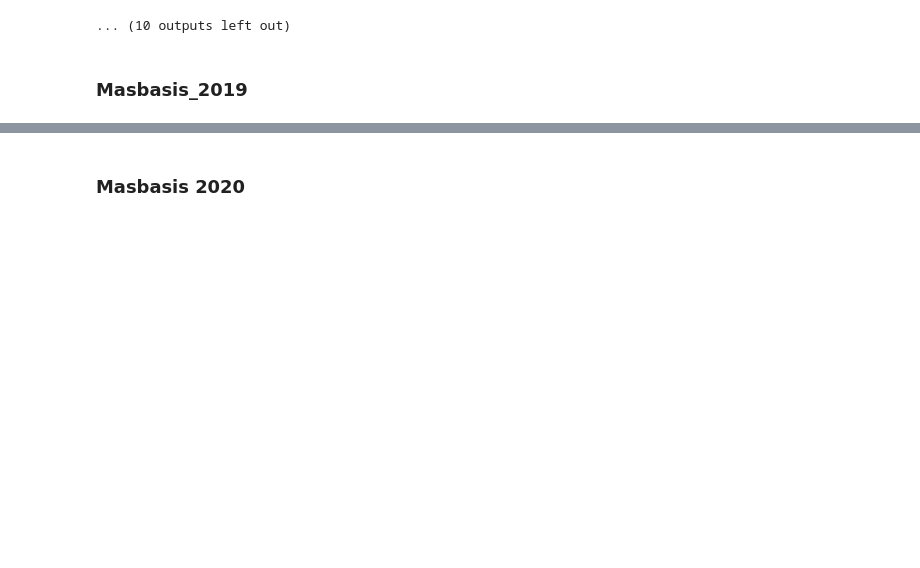
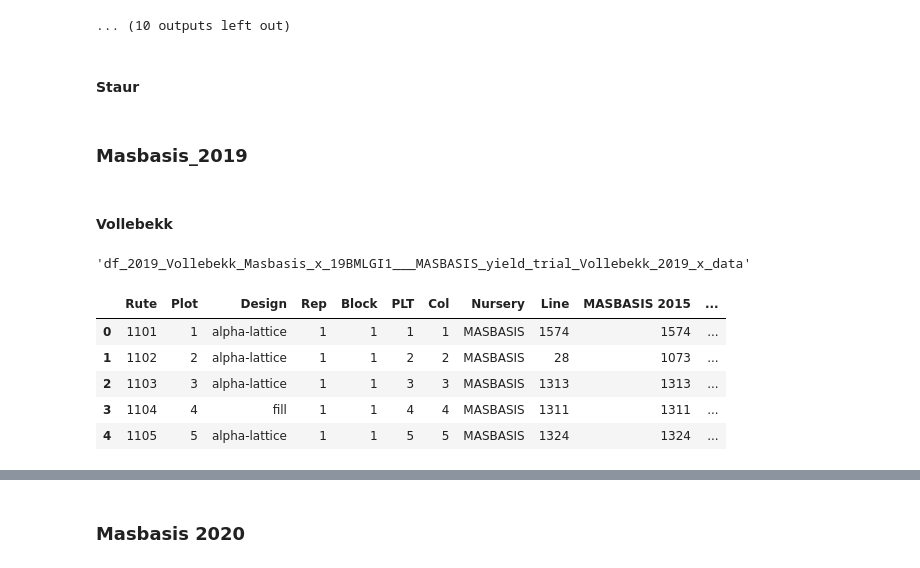
Before and after one commit to fahadijaz/spring_wheat_yield_prediction, a Jupyter notebook: 2. Renaming and merging.ipynb, the cells around one changed output, grey strips where cells are left out. Drawn from its saved outputs; the diff is of its cells as text; code cells hidden in the pictures; blank space fills up the shorter version.

```diff
--- a/2. Renaming and merging.ipynb
+++ b/2. Renaming and merging.ipynb
@@ -1213,5 +1365,7 @@ Graminor_300720_yield
 | 3 | 104 | 0.02468399145378 | 0.02294030319899 | 0.00930754301133 | 0.07070330639006 | 0.06694783270359 | ... |
 | 4 | 105 | 0.02271655872337 | 0.02065573260188 | 0.00864912137788 | 0.06045417497354 | 0.05618909001350 | ... |
 ... (10 outputs left out)
+# %% [markdown]
+#### Staur
 # %% [markdown]
 ### Masbasis_2019
@@ -1219,0 +1372,15 @@ Graminor_300720_yield
+# %% [markdown]
+#### Vollebekk
+# %%
+yield_src_dict['Masbasis_2019_Vollebekk']
+# %% [output]
+'df_2019_Vollebekk_Masbasis_x_19BMLGI1___MASBASIS_yield_trial_Vollebekk_2019_x_data'
+# %%
+df_2019_Vollebekk_Masbasis_x_19BMLGI1___MASBASIS_yield_trial_Vollebekk_2019_x_data.head()
+# %% [output]
+|  | Rute | Plot | Design | Rep | Block | PLT | Col | Nursery | Line | MASBASIS 2015 | ... |
+| 0 | 1101 | 1 | alpha-lattice | 1 | 1 | 1 | 1 | MASBASIS | 1574 | 1574 | ... |
+| 1 | 1102 | 2 | alpha-lattice | 1 | 1 | 2 | 2 | MASBASIS | 28 | 1073 | ... |
+| 2 | 1103 | 3 | alpha-lattice | 1 | 1 | 3 | 3 | MASBASIS | 1313 | 1313 | ... |
+| 3 | 1104 | 4 | fill | 1 | 1 | 4 | 4 | MASBASIS | 1311 | 1311 | ... |
+| 4 | 1105 | 5 | alpha-lattice | 1 | 1 | 5 | 5 | MASBASIS | 1324 | 1324 | ... |
```
Also changed, not shown: parts of 133 cells of this notebook, 43 other files.
